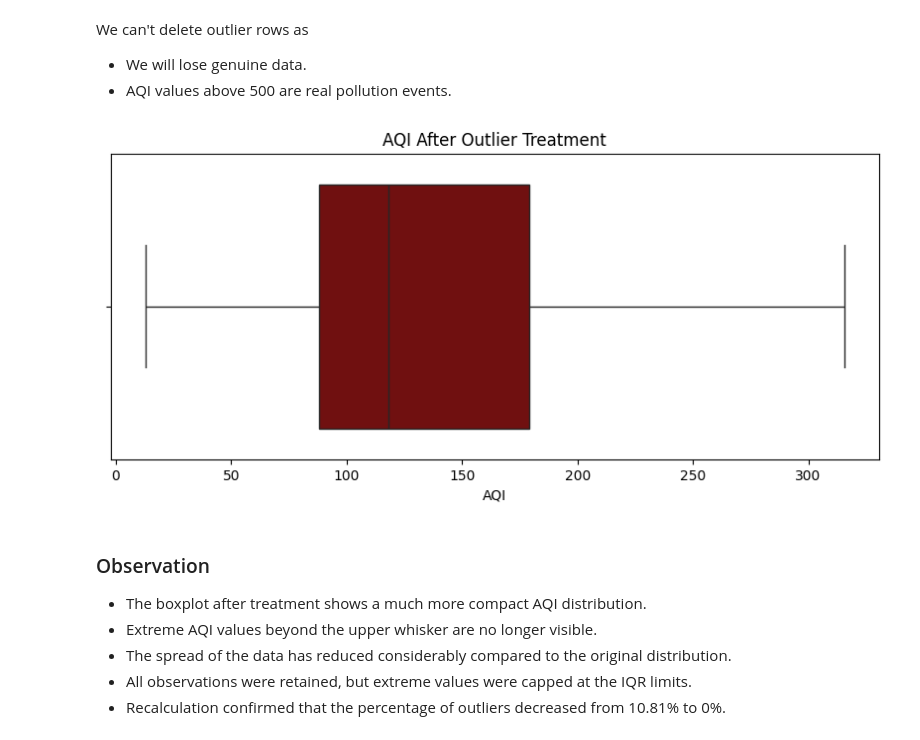
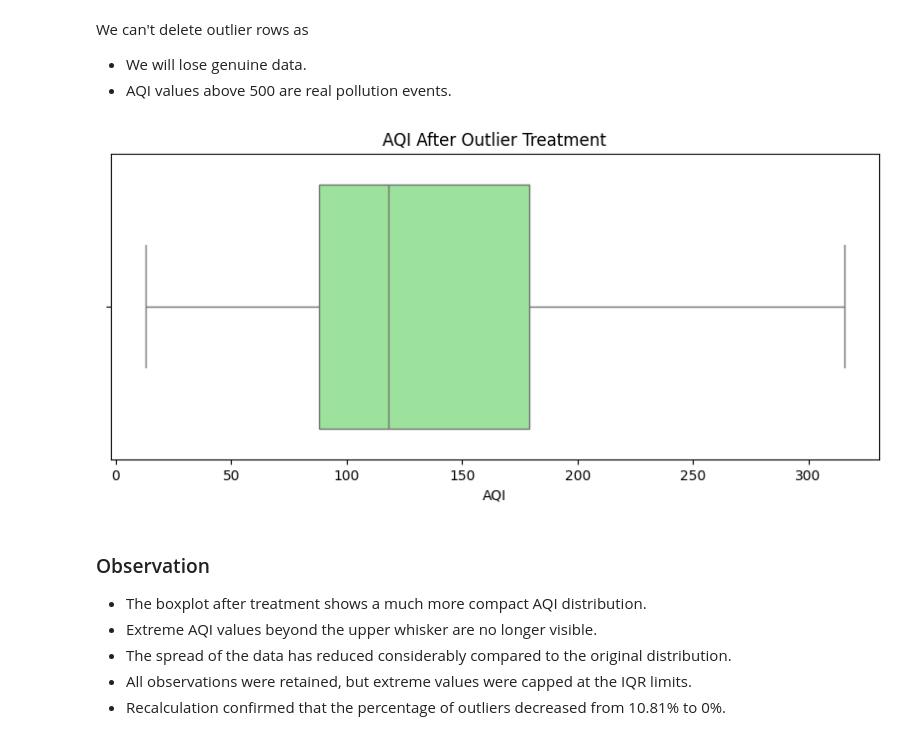
Before and after one commit to an2sh4a/ML-Lab-2547262, a Jupyter notebook: Lab-1/lab-1.ipynb, the cells around one changed output. Drawn from its saved outputs; the diff is of its cells as text; code cells hidden in the pictures.

```diff
--- a/Lab-1/lab-1.ipynb
+++ b/Lab-1/lab-1.ipynb
@@ -556,14 +556,15 @@ We can't delete outlier rows as
 # %%
 plt.figure(figsize=(10,4))
 sns.boxplot(
     x=city['AQI_Clean'],
-    color='maroon'
+    color='lightgreen'
+
 )
 plt.title("AQI After Outlier Treatment")
 plt.xlabel("AQI")
 plt.show()
 # %% [output]
-[figure, old version]
+[figure, new version]
 # %% [markdown]
 ### Observation
 
```
Also changed, not shown: parts of 6 cells of this notebook.
